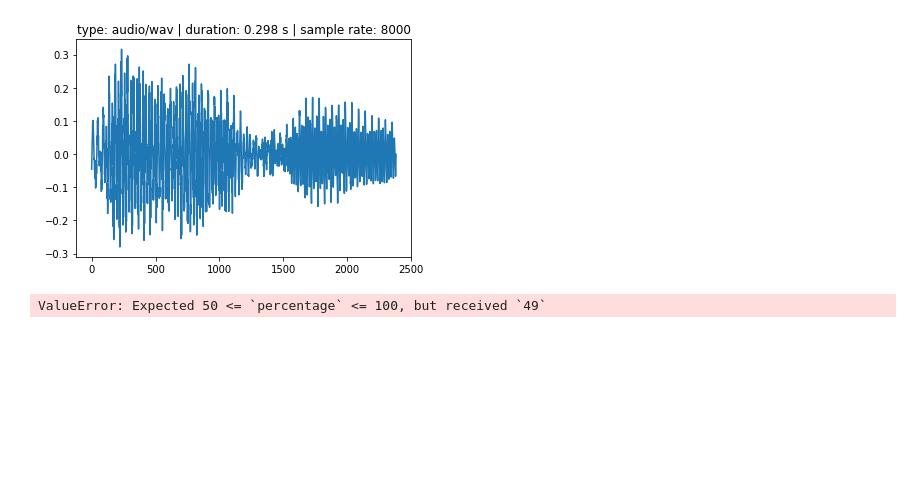
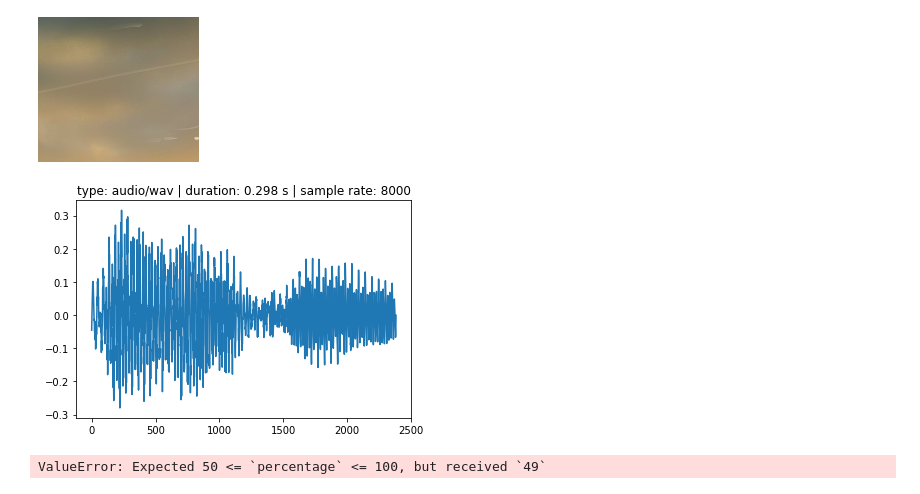
Before and after one commit to Jako-K/Utils, a Jupyter notebook: dutils/_tests/test_jupyter.ipynb, the cells around one changed output. Saved outputs shown, nothing was run; the diff lists cells and outputs as text; code cells hidden in the pictures; blank space fills up the shorter version.

```diff
--- a/dutils/_tests/test_jupyter.ipynb
+++ b/dutils/_tests/test_jupyter.ipynb
@@ -3,12 +3,13 @@ from utils import jupyter
 # %%
 # Tests should pass
 jupyter.in_jupyter()
 jupyter.assert_in_jupyter()
 jupyter.play_audio("./test_audio.wav")
-utils.jupyter.show_image("./_tests/test_image.png", 0.5)
+jupyter.show_image("./test_image.png", 0.5)
 # %% [output]
 [interactive output not drawn]
-[figure, old version]
+[figure, new version]
+[figure, added]
 # %%
 # Should fail
 jupyter.adjust_screen_width(49)
```
Also changed, not shown: parts of 1 cell of this notebook, 6 other files.
